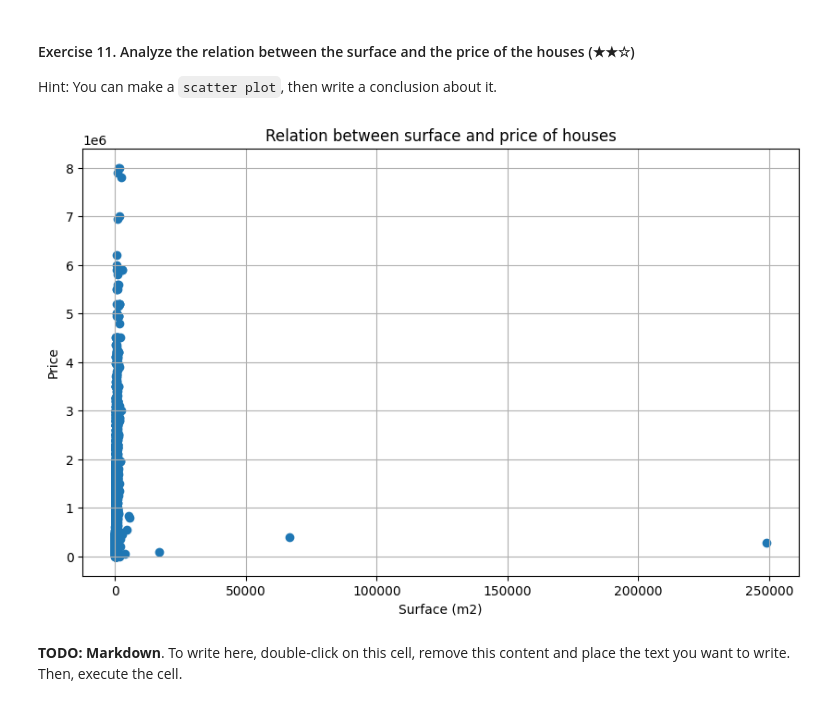
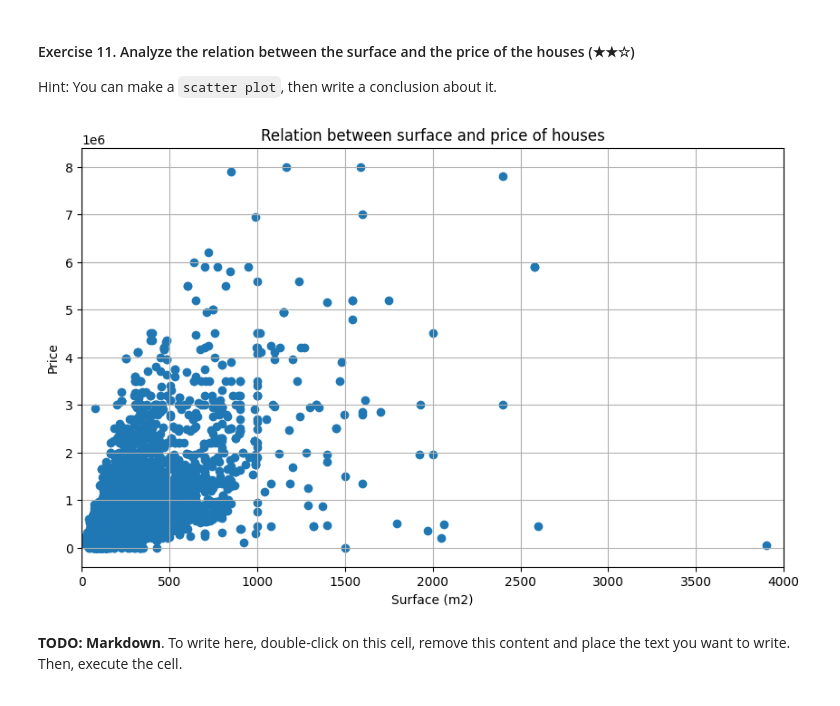
Before and after one commit to remelop03/realestate-datacleanup-exercise, a Jupyter notebook: project.ipynb, the cells around one changed output. Drawn from its saved outputs; the diff is of its cells as text; code cells hidden in the pictures.

```diff
--- a/project.ipynb
+++ b/project.ipynb
@@ -249,18 +249,18 @@ Hint: You can make a `scatter plot`, then write a conclusion about it.
 # %%
 # TODO: Code
 
 import matplotlib.pyplot as plt
 
 plt.figure(figsize=(10, 6))
 plt.scatter(ds['surface'], ds['price'])
 plt.xlabel('Surface (m2)')
 plt.ylabel('Price')
 plt.title('Relation between surface and price of houses')
 plt.grid(True)
-
+plt.xlim(0, 4000)
 plt.show()
 # %% [output]
-[figure, old version]
+[figure, new version]
 # %% [markdown]
 **TODO: Markdown**. To write here, double-click on this cell, remove this content and place the text you want to write. Then, execute the cell.
 # %% [markdown]
```
